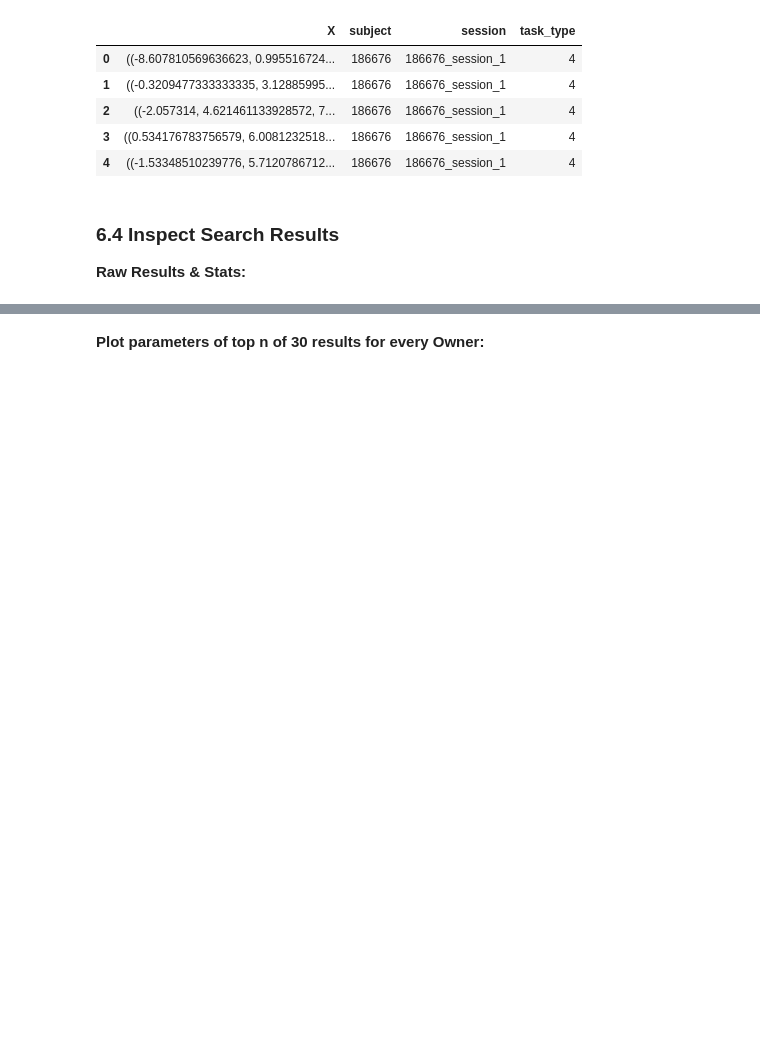
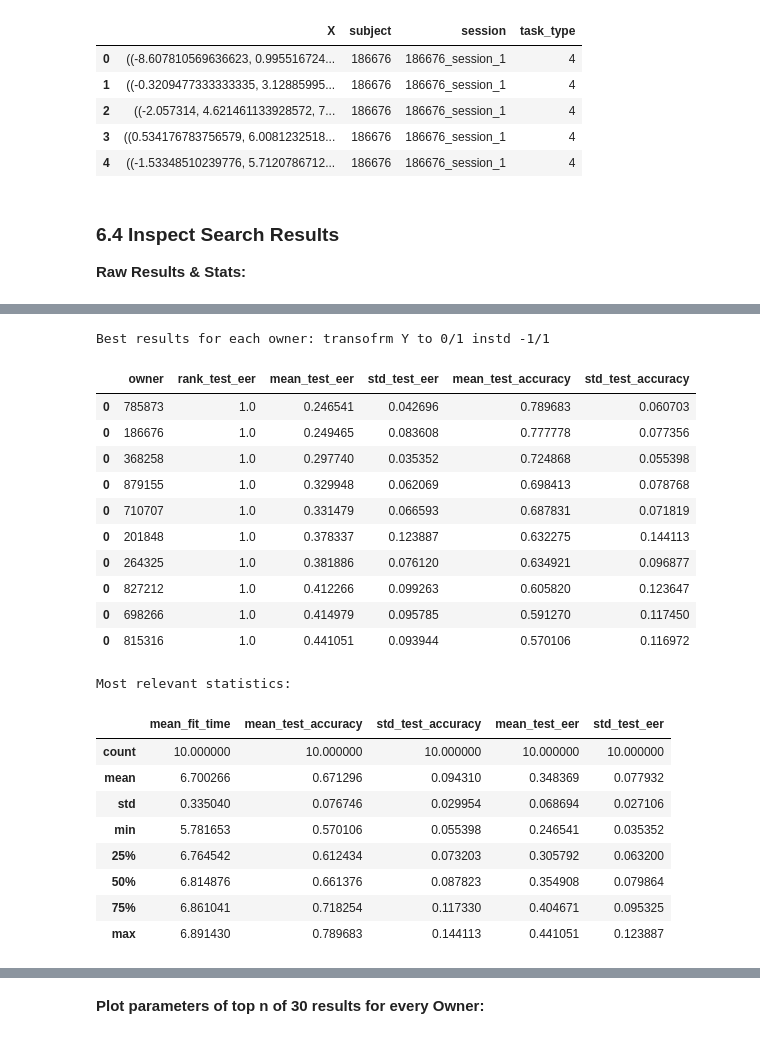
Before and after one commit to UW-CIA/Extensive_Evaluations, a Jupyter notebook: ContinAuth/notebooks/VAE_chapter-5-5-siamese-cnn-NO_WASTE.ipynb, the cells around one changed output, grey strips where cells are left out. Drawn from its saved outputs; the diff is of its cells as text; code cells hidden in the pictures; blank space fills up the shorter version.

```diff
--- a/ContinAuth/notebooks/VAE_chapter-5-5-siamese-cnn-NO_WASTE.ipynb
+++ b/ContinAuth/notebooks/VAE_chapter-5-5-siamese-cnn-NO_WASTE.ipynb
@@ -1103,0 +1287,54 @@ TerminatedWorkerError: A worker process managed by the executor was unexpectedly
+# %%
+#df_results = pd.read_csv(OUTPUT_PATH / f"{P.name+str(enc)}__VAE__random_search_results.csv")
+print("Best results for each owner: transofrm Y to 0/1 instd -1/1 contam is .25")
+'''                          output_activation=activations.softmax,optimizer='adam',loss=losses.mse,l2_regularizer=.5,
+                           hidden_activation=activations.tanh,gamma=1.5,dropout_rate=.25,epochs=400,
+                           contamination=.5,capacity=1,batch_size=32) '''
+display(
+    df_results[df_results["rank_test_eer"] <= 1][
+        [
+            "owner",
+            "rank_test_eer",
+            "mean_test_eer",
+            "std_test_eer",
+            "mean_test_accuracy",
+            "std_test_accuracy",
+        ]
+    ].sort_values("mean_test_eer").head(10)
+)
+
+print("\n\n\nMost relevant statistics:")
+display(
+    df_results[df_results["rank_test_eer"] <= 1][
+        [
+            "mean_fit_time",
+            "mean_test_accuracy",
+            "std_test_accuracy",
+            "mean_test_eer",
+            "std_test_eer",
+        ]
+    ].describe()
+)
+# %% [output]
+Best results for each owner: transofrm Y to 0/1 instd -1/1
+|  | owner | rank_test_eer | mean_test_eer | std_test_eer | mean_test_accuracy | std_test_accuracy |
+| 0 | 785873 | 1.0 | 0.246541 | 0.042696 | 0.789683 | 0.060703 |
+| 0 | 186676 | 1.0 | 0.249465 | 0.083608 | 0.777778 | 0.077356 |
+| 0 | 368258 | 1.0 | 0.297740 | 0.035352 | 0.724868 | 0.055398 |
+| 0 | 879155 | 1.0 | 0.329948 | 0.062069 | 0.698413 | 0.078768 |
+| 0 | 710707 | 1.0 | 0.331479 | 0.066593 | 0.687831 | 0.071819 |
+| 0 | 201848 | 1.0 | 0.378337 | 0.123887 | 0.632275 | 0.144113 |
+| 0 | 264325 | 1.0 | 0.381886 | 0.076120 | 0.634921 | 0.096877 |
+| 0 | 827212 | 1.0 | 0.412266 | 0.099263 | 0.605820 | 0.123647 |
+| 0 | 698266 | 1.0 | 0.414979 | 0.095785 | 0.591270 | 0.117450 |
+| 0 | 815316 | 1.0 | 0.441051 | 0.093944 | 0.570106 | 0.116972 |
+Most relevant statistics:
+|  | mean_fit_time | mean_test_accuracy | std_test_accuracy | mean_test_eer | std_test_eer |
+| count | 10.000000 | 10.000000 | 10.000000 | 10.000000 | 10.000000 |
+| mean | 6.700266 | 0.671296 | 0.094310 | 0.348369 | 0.077932 |
+| std | 0.335040 | 0.076746 | 0.029954 | 0.068694 | 0.027106 |
+| min | 5.781653 | 0.570106 | 0.055398 | 0.246541 | 0.035352 |
+| 25% | 6.764542 | 0.612434 | 0.073203 | 0.305792 | 0.063200 |
+| 50% | 6.814876 | 0.661376 | 0.087823 | 0.354908 | 0.079864 |
+| 75% | 6.861041 | 0.718254 | 0.117330 | 0.404671 | 0.095325 |
+| max | 6.891430 | 0.789683 | 0.144113 | 0.441051 | 0.123887 |
```
Also changed, not shown: parts of 12 cells of this notebook, 25 other files.
